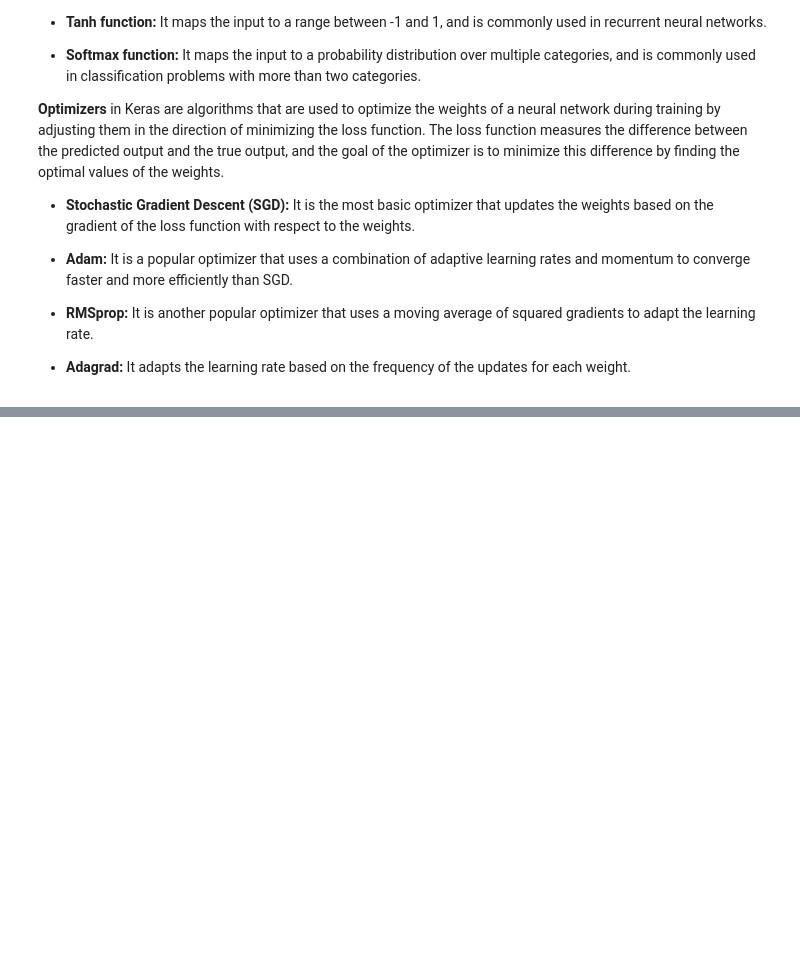
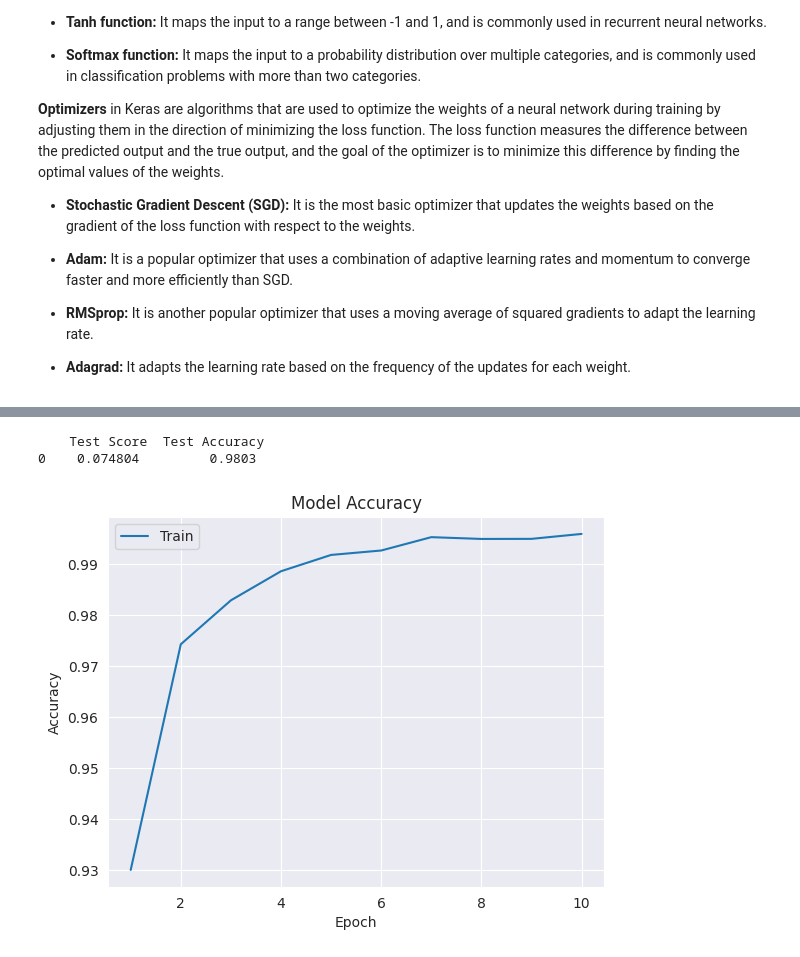
Before and after one commit to mjmousavi97/Deep-Learning-Tehran-uni, a Jupyter notebook: HomeWorks/01 HW/image_classification_mnist.ipynb, the cells around one changed output, grey strips where cells are left out. Cells and saved outputs as stored; diff of their text form; code cells hidden in the pictures; blank space fills up the shorter version.

```diff
--- a/HomeWorks/01 HW/image_classification_mnist.ipynb
+++ b/HomeWorks/01 HW/image_classification_mnist.ipynb
@@ -260,0 +384,13 @@ The purpose of using **Activation Functions** in Keras is to allow the neural ne
+# %%
+from tensorflow.keras.initializers import HeNormal
+
+model_relu = Sequential()
+model_relu.add(Dense(512, activation='relu', input_shape=input_dim, kernel_initializer=HeNormal()))
+model_relu.add(Dense(128, activation='relu', kernel_initializer=HeNormal()))
+model_relu.add(Dense(output_dim[0], activation='softmax'))
+# %%
+print(model_relu.summary())
+
+model_relu.compile(optimizer='adam', loss='categorical_crossentropy', metrics=['accuracy'])
+
+history = model_relu.fit(X_train, y_train, batch_size=batch_size, epochs=n_epochs, verbose='0')
@@ -260,0 +422,7 @@ The purpose of using **Activation Functions** in Keras is to allow the neural ne
+# %%
+score_table(model_relu)
+plot_accuracy(history)
+# %% [output]
+    Test Score  Test Accuracy
+0    0.074804         0.9803
+[figure, added]
```
Also changed, not shown: parts of 18 cells of this notebook.
